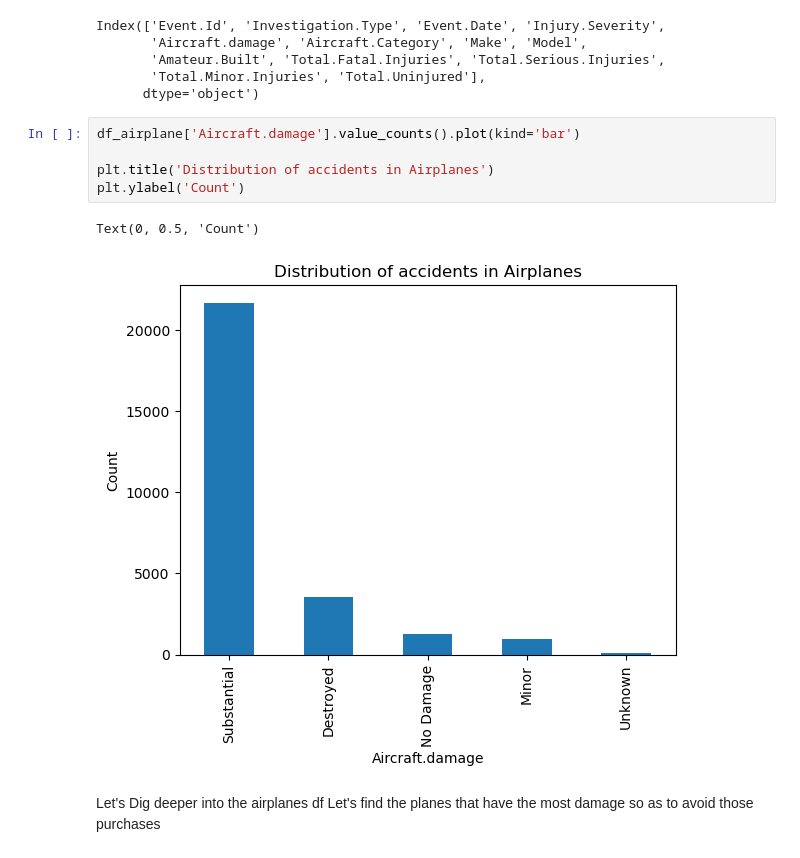
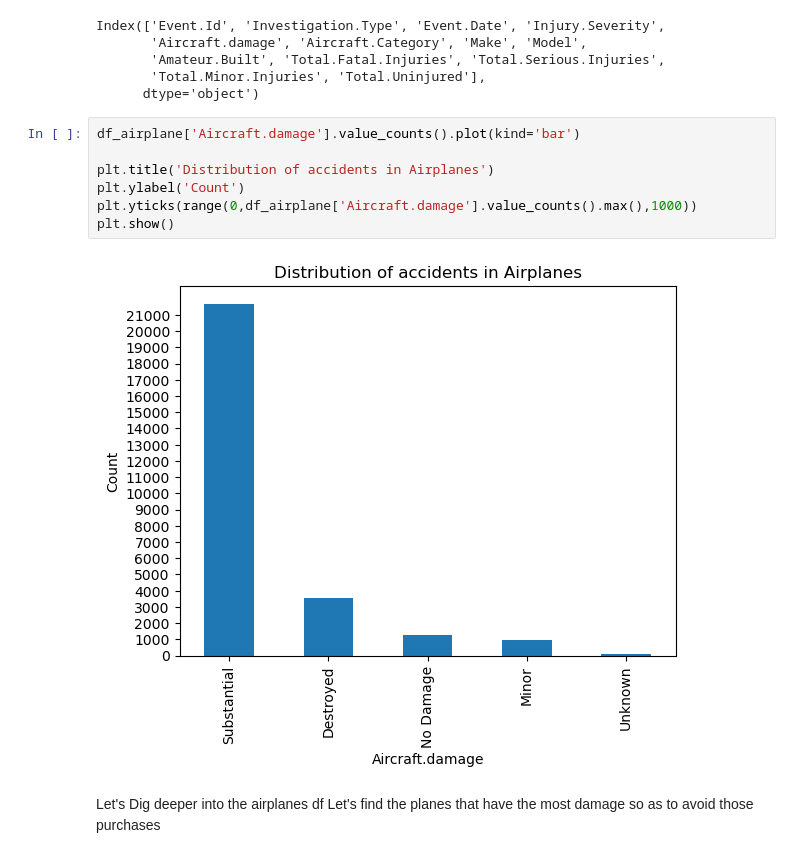
Before and after one commit to kdizz/dsc-phase-1-project-v3, a Jupyter notebook: Daniel Ogando Project.ipynb, the cells around one changed output. Drawn from its saved outputs; the diff is of its cells as text.

```diff
--- a/Daniel Ogando Project.ipynb
+++ b/Daniel Ogando Project.ipynb
@@ -452,11 +452,12 @@ Index(['Event.Id', 'Investigation.Type', 'Event.Date', 'Injury.Severity',
 # %%
 df_airplane['Aircraft.damage'].value_counts().plot(kind='bar')
 
 plt.title('Distribution of accidents in Airplanes')
 plt.ylabel('Count')
+plt.yticks(range(0,df_airplane['Aircraft.damage'].value_counts().max(),1000))
+plt.show()
 # %% [output]
-Text(0, 0.5, 'Count')
-[figure, old version]
+[figure, new version]
 # %% [markdown]
 Let's Dig deeper into the airplanes df
 Let's find the planes that have the most damage so as to avoid those purchases
```
Also changed, not shown: parts of 18 cells of this notebook.
